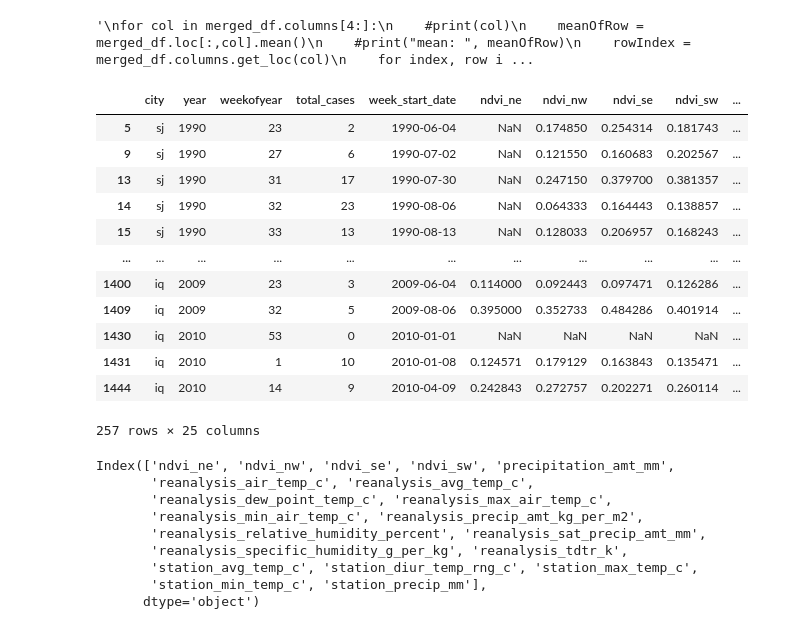
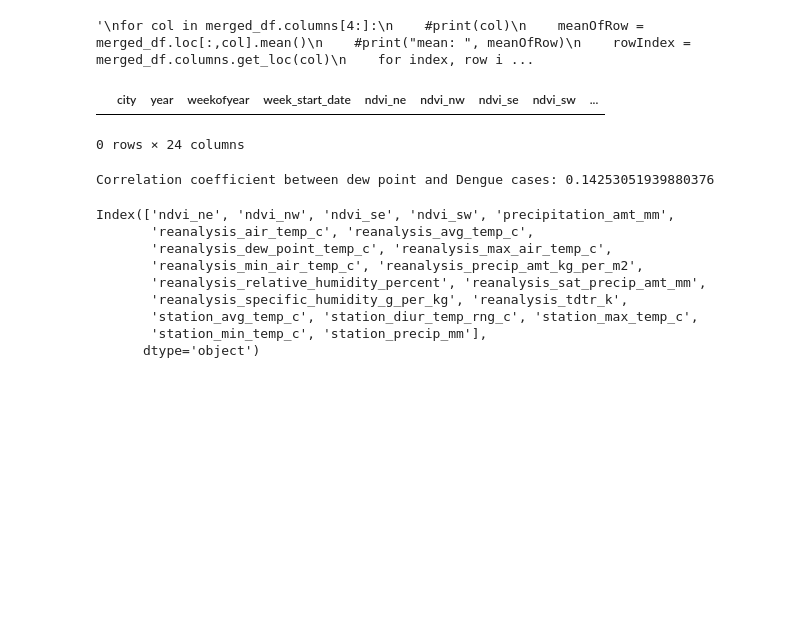
Before and after one commit to NiallSom/DengueCasePrediction, a Jupyter notebook: src/random_forest_redo.ipynb, the cells around one changed output. Saved outputs shown, nothing was run; the diff lists cells and outputs as text; code cells hidden in the pictures; blank space fills up the shorter version.

```diff
--- a/src/random_forest_redo.ipynb
+++ b/src/random_forest_redo.ipynb
@@ -193,22 +175,20 @@ station_precip_mm
 '\nfor col in merged_df.columns[4:]:\n    #print(col)\n    meanOfRow = merged_df.loc[:,col].mean()\n    #print("mean: ", meanOfRow)\n    rowIndex = merged_df.columns.get_loc(col)\n    for index, row i ...
 # %%
 # check if preprocessing worked
-rows_with_missing_values = merged_df[merged_df.isna().any(axis=1)]
-rows_with_missing_values
+rows_with_missing_values = dengue_features[dengue_features.isna().any(axis=1)]
+rows_with_missing_values.head()
 # %% [output]
-|  | city | year | weekofyear | total_cases | week_start_date | ndvi_ne | ndvi_nw | ndvi_se | ndvi_sw | ... |
-| 5 | sj | 1990 | 23 | 2 | 1990-06-04 | NaN | 0.174850 | 0.254314 | 0.181743 | ... |
-| 9 | sj | 1990 | 27 | 6 | 1990-07-02 | NaN | 0.121550 | 0.160683 | 0.202567 | ... |
-| 13 | sj | 1990 | 31 | 17 | 1990-07-30 | NaN | 0.247150 | 0.379700 | 0.381357 | ... |
-| 14 | sj | 1990 | 32 | 23 | 1990-08-06 | NaN | 0.064333 | 0.164443 | 0.138857 | ... |
-| 15 | sj | 1990 | 33 | 13 | 1990-08-13 | NaN | 0.128033 | 0.206957 | 0.168243 | ... |
-| ... | ... | ... | ... | ... | ... | ... | ... | ... | ... | ... |
-| 1400 | iq | 2009 | 23 | 3 | 2009-06-04 | 0.114000 | 0.092443 | 0.097471 | 0.126286 | ... |
-| 1409 | iq | 2009 | 32 | 5 | 2009-08-06 | 0.395000 | 0.352733 | 0.484286 | 0.401914 | ... |
-| 1430 | iq | 2010 | 53 | 0 | 2010-01-01 | NaN | NaN | NaN | NaN | ... |
-| 1431 | iq | 2010 | 1 | 10 | 2010-01-08 | 0.124571 | 0.179129 | 0.163843 | 0.135471 | ... |
-| 1444 | iq | 2010 | 14 | 9 | 2010-04-09 | 0.242843 | 0.272757 | 0.202271 | 0.260114 | ... |
+|  | city | year | weekofyear | week_start_date | ndvi_ne | ndvi_nw | ndvi_se | ndvi_sw | ... |
-257 rows × 25 columns
+0 rows × 24 columns
+# %%
+dew_point = merged_df['reanalysis_dew_point_temp_c']
+cases = merged_df['total_cases']
+
+# Calculate the correlation coefficient
+correlation = dew_point.corr(cases)
+print("Correlation coefficient between dew point and Dengue cases:", correlation)
+# %% [output]
+Correlation coefficient between dew point and Dengue cases: 0.14253051939880376
 # %%
 float_columns = dengue_features.select_dtypes(include='float64').columns
 float_columns
```
Also changed, not shown: parts of 33 cells of this notebook, 10 other files.
